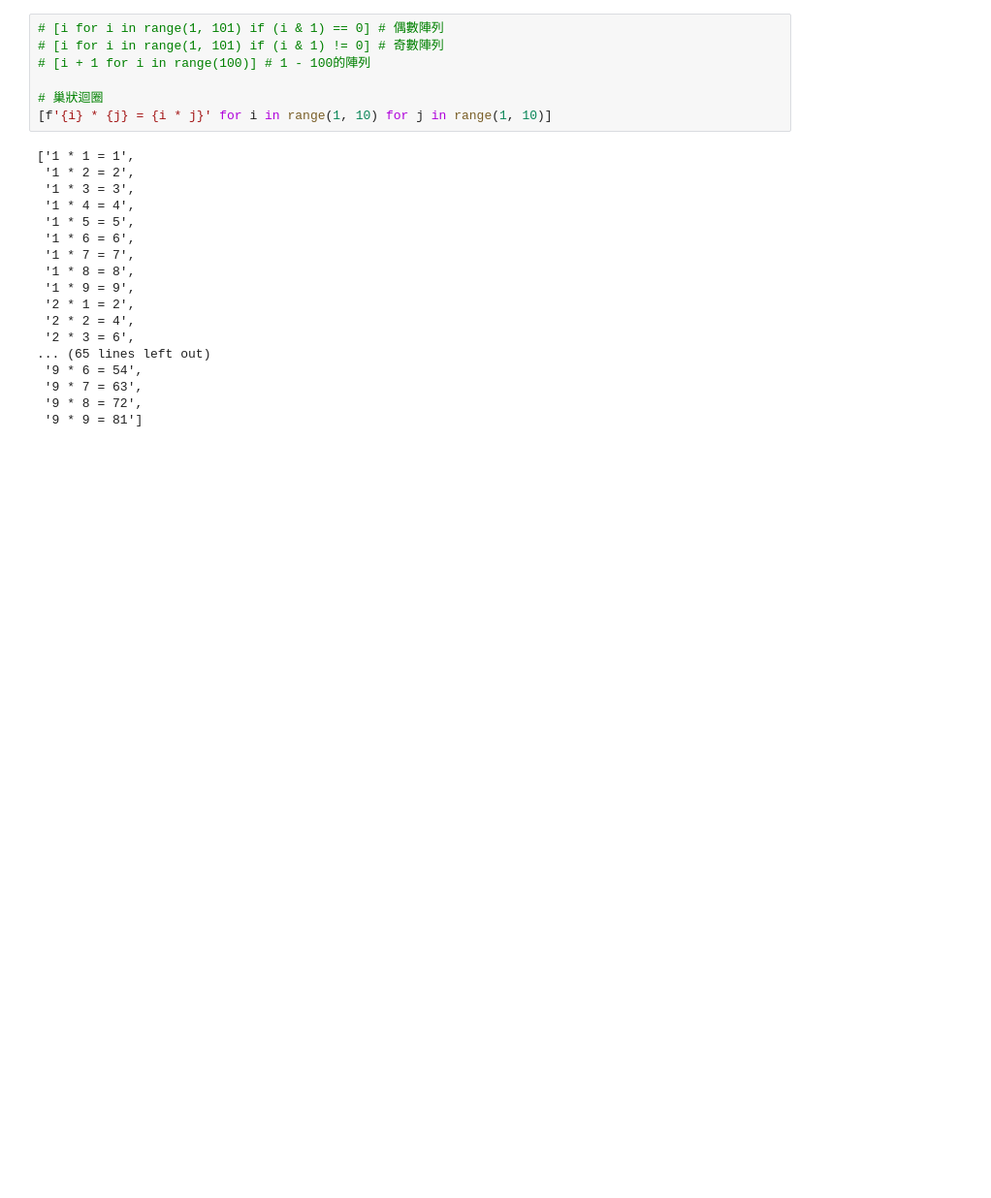
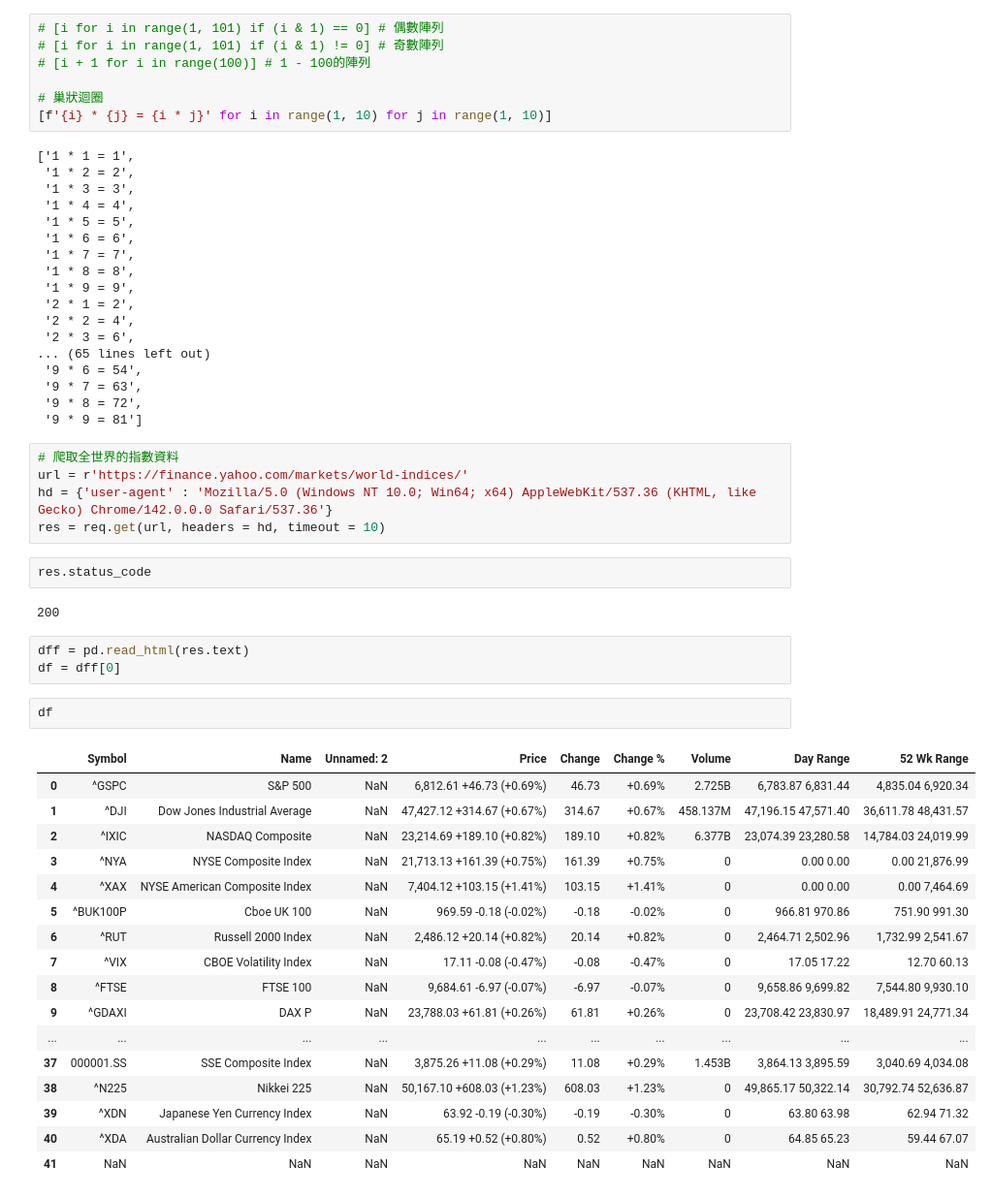
Before and after one commit to RayWang98/class_20251113, a Jupyter notebook: 20251127.ipynb, the cells around one changed output. Shown at 97% size. Cells and saved outputs as stored; diff of their text form; blank space fills up the shorter version.

```diff
--- a/20251127.ipynb
+++ b/20251127.ipynb
@@ -57,3 +120,35 @@ Name: count, dtype: int64
  '9 * 7 = 63',
  '9 * 8 = 72',
  '9 * 9 = 81']
+# %%
+# 爬取全世界的指數資料
+url = r'https://finance.yahoo.com/markets/world-indices/'
+hd = {'user-agent' : 'Mozilla/5.0 (Windows NT 10.0; Win64; x64) AppleWebKit/537.36 (KHTML, like Gecko) Chrome/142.0.0.0 Safari/537.36'}
+res = req.get(url, headers = hd, timeout = 10)
+# %%
+res.status_code
+# %% [output]
+200
+# %%
+dff = pd.read_html(res.text)
+df = dff[0]
+# %%
+df
+# %% [output]
+|  | Symbol | Name | Unnamed: 2 | Price | Change | Change % | Volume | Day Range | 52 Wk Range |
+| 0 | ^GSPC | S&P 500 | NaN | 6,812.61 +46.73 (+0.69%) | 46.73 | +0.69% | 2.725B | 6,783.87 6,831.44 | 4,835.04 6,920.34 |
+| 1 | ^DJI | Dow Jones Industrial Average | NaN | 47,427.12 +314.67 (+0.67%) | 314.67 | +0.67% | 458.137M | 47,196.15 47,571.40 | 36,611.78 48,431.57 |
+| 2 | ^IXIC | NASDAQ Composite | NaN | 23,214.69 +189.10 (+0.82%) | 189.10 | +0.82% | 6.377B | 23,074.39 23,280.58 | 14,784.03 24,019.99 |
+| 3 | ^NYA | NYSE Composite Index | NaN | 21,713.13 +161.39 (+0.75%) | 161.39 | +0.75% | 0 | 0.00 0.00 | 0.00 21,876.99 |
+| 4 | ^XAX | NYSE American Composite Index | NaN | 7,404.12 +103.15 (+1.41%) | 103.15 | +1.41% | 0 | 0.00 0.00 | 0.00 7,464.69 |
+| 5 | ^BUK100P | Cboe UK 100 | NaN | 969.59 -0.18 (-0.02%) | -0.18 | -0.02% | 0 | 966.81 970.86 | 751.90 991.30 |
+| 6 | ^RUT | Russell 2000 Index | NaN | 2,486.12 +20.14 (+0.82%) | 20.14 | +0.82% | 0 | 2,464.71 2,502.96 | 1,732.99 2,541.67 |
+| 7 | ^VIX | CBOE Volatility Index | NaN | 17.11 -0.08 (-0.47%) | -0.08 | -0.47% | 0 | 17.05 17.22 | 12.70 60.13 |
+| 8 | ^FTSE | FTSE 100 | NaN | 9,684.61 -6.97 (-0.07%) | -6.97 | -0.07% | 0 | 9,658.86 9,699.82 | 7,544.80 9,930.10 |
+| 9 | ^GDAXI | DAX P | NaN | 23,788.03 +61.81 (+0.26%) | 61.81 | +0.26% | 0 | 23,708.42 23,830.97 | 18,489.91 24,771.34 |
+| ... | ... | ... | ... | ... | ... | ... | ... | ... | ... |
+| 37 | 000001.SS | SSE Composite Index | NaN | 3,875.26 +11.08 (+0.29%) | 11.08 | +0.29% | 1.453B | 3,864.13 3,895.59 | 3,040.69 4,034.08 |
+| 38 | ^N225 | Nikkei 225 | NaN | 50,167.10 +608.03 (+1.23%) | 608.03 | +1.23% | 0 | 49,865.17 50,322.14 | 30,792.74 52,636.87 |
+| 39 | ^XDN | Japanese Yen Currency Index | NaN | 63.92 -0.19 (-0.30%) | -0.19 | -0.30% | 0 | 63.80 63.98 | 62.94 71.32 |
+| 40 | ^XDA | Australian Dollar Currency Index | NaN | 65.19 +0.52 (+0.80%) | 0.52 | +0.80% | 0 | 64.85 65.23 | 59.44 67.07 |
+| 41 | NaN | NaN | NaN | NaN | NaN | NaN | NaN | NaN | NaN |
```
Also changed, not shown: parts of 3 cells of this notebook, 1 other file.
